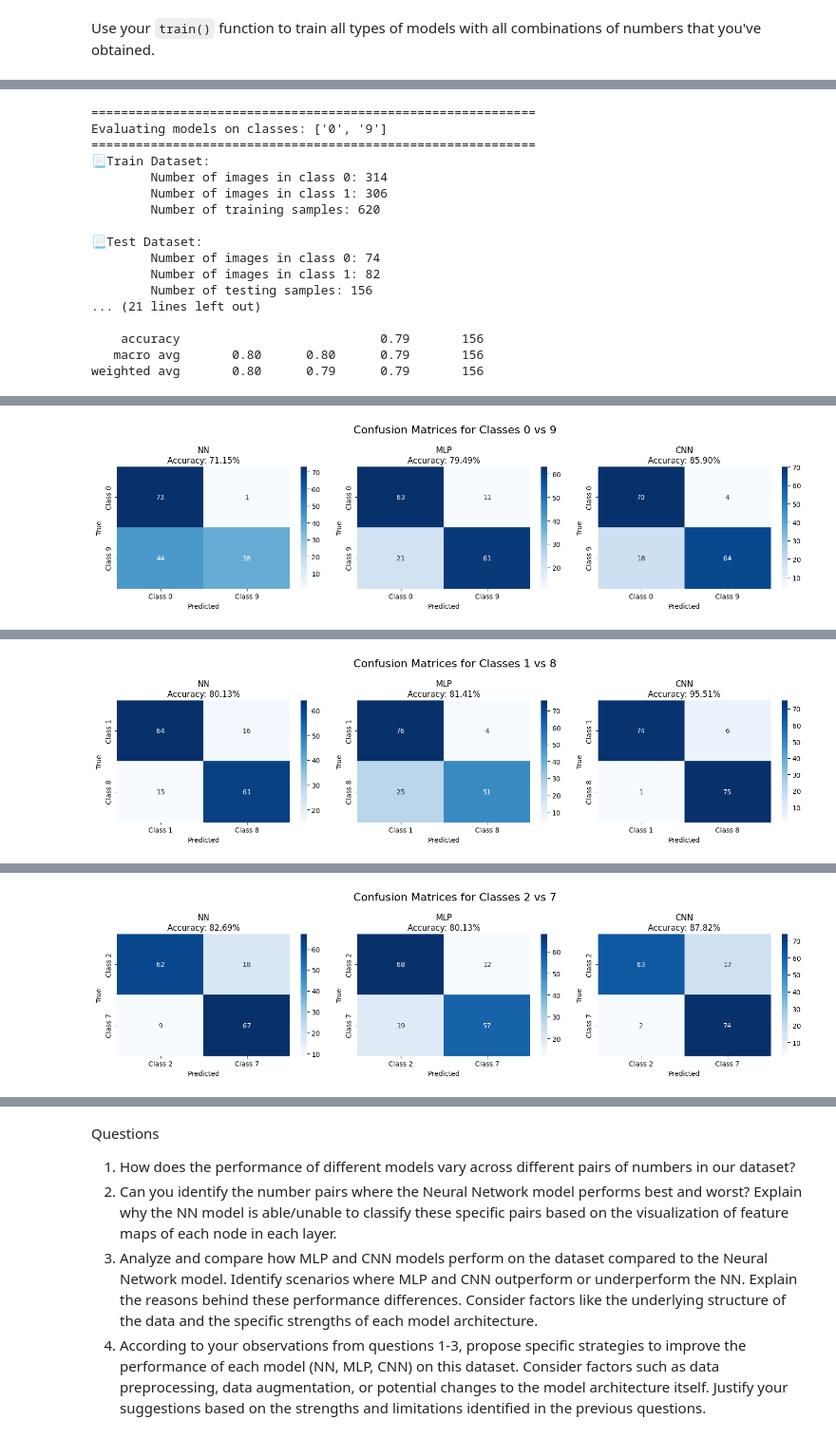
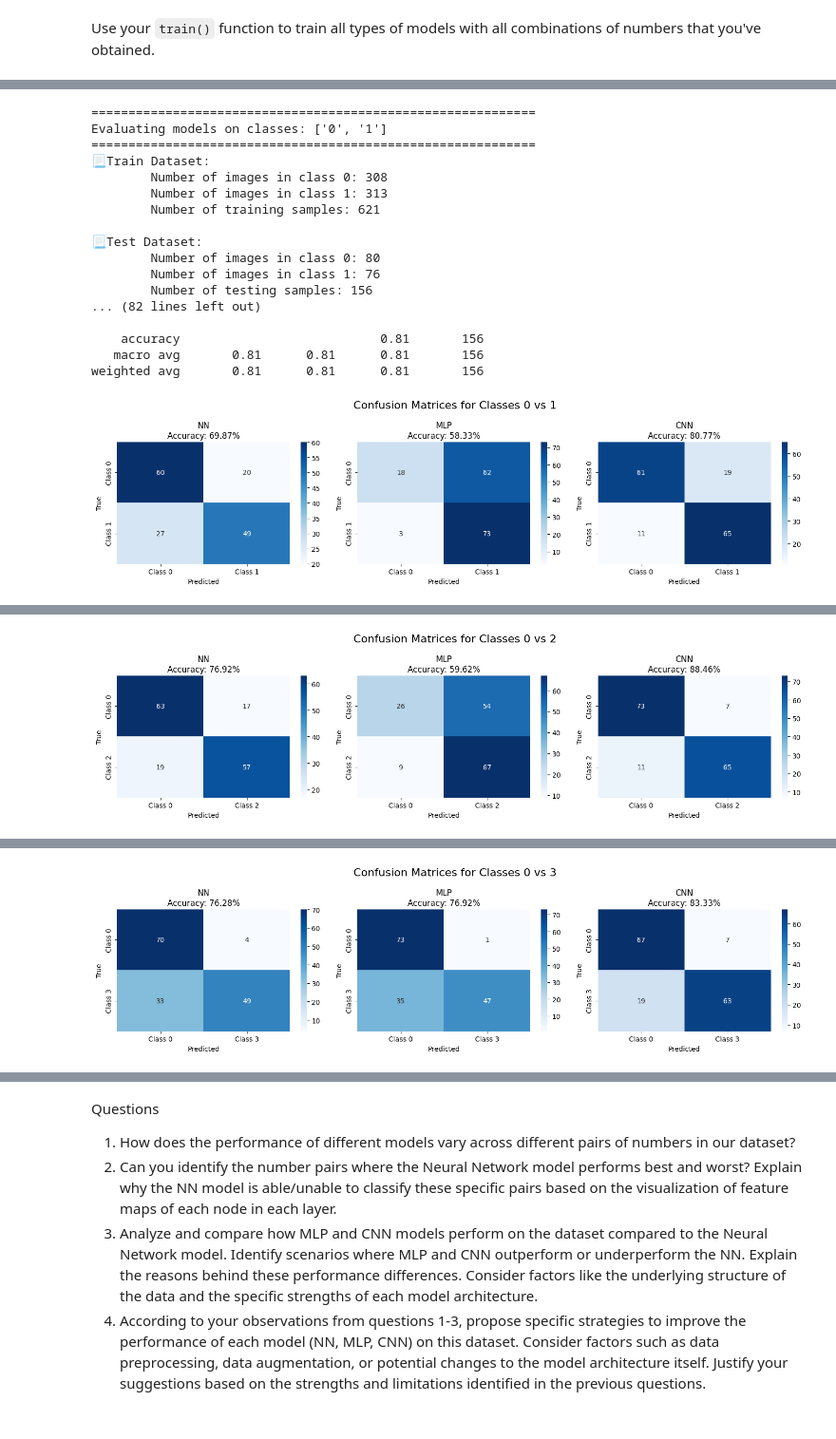
Before and after one commit to Proxiermax/Image-Processing-Course-2025, a Jupyter notebook: Lab4_NN-and-CNN/Lab4_2_NN-and-CNN.ipynb, the cells around one changed output, grey strips where cells are left out. Shown at 95% size. Cells and saved outputs as stored; diff of their text form; code cells hidden in the pictures.

```diff
--- a/Lab4_NN-and-CNN/Lab4_2_NN-and-CNN.ipynb
+++ b/Lab4_NN-and-CNN/Lab4_2_NN-and-CNN.ipynb
@@ -511,12 +752,17 @@ print(f'Using device: {device}')
 class_combinations = [
     ['0', '1'], ['0', '2'], ['0', '3'], ['0', '4'], ['0', '5'],
     ['0', '6'], ['0', '7'], ['0', '8'], ['0', '9'],
-    ['1', '2'], ['1', '3'], ['1', '4'], ['1', '5'], ['1', '6'],
-    ['1', '7'], ['1', '8'], ['1', '9']
+    ['1', '2'], ['1', '3'], ['1', '4'], ['1', '5'],
+    ['1', '6'], ['1', '7'], ['1', '8'], ['1', '9'],
+    ['2', '3'], ['2', '4'], ['2', '5'],
+    ['2', '6'], ['2', '7'], ['2', '8'], ['2', '9'],
+    ['3', '4'], ['3', '5'], ['3', '6'], ['3', '7'], ['3', '8'], ['3', '9'],
+    ['4', '5'], ['4', '6'], ['4', '7'], ['4', '8'], ['4', '9'],
+    ['5', '6'], ['5', '7'], ['5', '8'], ['5', '9'],
+    ['6', '7'], ['6', '8'], ['6', '9'],
+    ['7', '8'], ['7', '9'],
+    ['8', '9']
 ]
-
-# You can also use just a few combinations for faster testing
-class_combinations = [['0', '9'], ['1', '8'], ['2', '7']]  # Example subset
 
 # Define model types
 model_types = ['NN', 'MLP', 'CNN']
@@ -529,7 +775,7 @@ learning_rate = 0.001
 os.makedirs('models', exist_ok=True)
 os.makedirs('runs', exist_ok=True)
 
-# Train all combinations
+# Train all combinations with enhanced visualization
 for class_pair in class_combinations:
     print(f"\n{'='*60}")
     print(f"Training on classes: {class_pair}")
@@ -559,8 +805,8 @@ for class_pair in class_combinations:
         # Define checkpoint path
         checkpoint_path = f'models/{model_name}_classes_{"_".join(class_pair)}.pth'
 
-        # Train the model
-        train(
+        # Train the model with enhanced visualization
+        train_with_enhanced_visualization(
             class_names=class_pair,
             model=model,
             opt=optimizer,
@@ -576,8 +822,13 @@ for class_pair in class_combinations:
         writer.close()
         print(f"Completed training {model_name} on classes {class_pair}")
 
+        # Force garbage collection between models to free memory
+        import gc
+        del model, optimizer, criterion
+        torch.cuda.empty_cache() if torch.cuda.is_available() else None
+        gc.collect()
+
 print("\n🎉 All training completed!")
 print("To view TensorBoard logs, run: tensorboard --logdir=runs")
-
 ### END CODE HERE ###
 # %% [output]
@@ -683,7 +1092,20 @@ def evaluate_model(model, test_loader, device):
     return np.array(all_preds), np.array(all_labels)
 
 # Evaluate all trained models
-class_combinations = [['0', '9'], ['1', '8'], ['2', '7']]  # Same as training
+class_combinations = [
+    ['0', '1'], ['0', '2'], ['0', '3'], ['0', '4'], ['0', '5'],
+    ['0', '6'], ['0', '7'], ['0', '8'], ['0', '9'],
+    ['1', '2'], ['1', '3'], ['1', '4'], ['1', '5'],
+    ['1', '6'], ['1', '7'], ['1', '8'], ['1', '9'],
+    ['2', '3'], ['2', '4'], ['2', '5'],
+    ['2', '6'], ['2', '7'], ['2', '8'], ['2', '9'],
+    ['3', '4'], ['3', '5'], ['3', '6'], ['3', '7'], ['3', '8'], ['3', '9'],
+    ['4', '5'], ['4', '6'], ['4', '7'], ['4', '8'], ['4', '9'],
+    ['5', '6'], ['5', '7'], ['5', '8'], ['5', '9'],
+    ['6', '7'], ['6', '8'], ['6', '9'],
+    ['7', '8'], ['7', '9'],
+    ['8', '9']
+]
 model_types = ['NN', 'MLP', 'CNN']
 
 results = {}
@@ -748,40 +1170,41 @@ for class_pair in class_combinations:
             print(f"\n{model_name} Results:")
             print(f"Accuracy: {accuracy:.2f}%")
             print("Classification Report:")
             print(results[key]['classification_report'])
 
         else:
             print(f"Model {checkpoint_path} not found!")
             axes[i].text(0.5, 0.5, 'Model not found', ha='center', va='center', transform=axes[i].transAxes)
             axes[i].set_title(f'{model_name}\nNot Available')
 
     plt.tight_layout()
     plt.show()
 
 # Summary of results
 print(f"\n{'='*80}")
 print("SUMMARY OF ALL RESULTS")
 print(f"{'='*80}")
 
 for key, result in results.items():
     print(f"{key}: {result['accuracy']:.2f}%")
 
 ### END CODE HERE ###
 # %% [output]
 ============================================================
-Evaluating models on classes: ['0', '9']
+Evaluating models on classes: ['0', '1']
 ============================================================
 📃Train Dataset:
-        Number of images in class 0: 314
-        Number of images in class 1: 306
-        Number of training samples: 620
+        Number of images in class 0: 308
+        Number of images in class 1: 313
+        Number of training samples: 621
 
 📃Test Dataset:
-        Number of images in class 0: 74
-        Number of images in class 1: 82
+        Number of images in class 0: 80
+        Number of images in class 1: 76
         Number of testing samples: 156
-... (21 lines left out)
+... (82 lines left out)
 
-    accuracy                           0.79       156
-   macro avg       0.80      0.80      0.79       156
-weighted avg       0.80      0.79      0.79       156
+    accuracy                           0.81       156
+   macro avg       0.81      0.81      0.81       156
+weighted avg       0.81      0.81      0.81       156
+[figure, new version]
@@ -799,2 +1228,2 @@ weighted avg       0.87      0.86      0.86       156
-[figure, old version]
+[figure, new version]
 ============================================================
@@ -816,0 +1246 @@ weighted avg       0.84      0.81      0.81       156
+[figure, new version]
@@ -828 +1263,0 @@ weighted avg       0.96      0.96      0.96       156
-[figure, old version]
@@ -857 +1299,0 @@ weighted avg       0.89      0.88      0.88       156
-[figure, old version]
```
Also changed, not shown: parts of 11 cells of this notebook, 5 other files.
